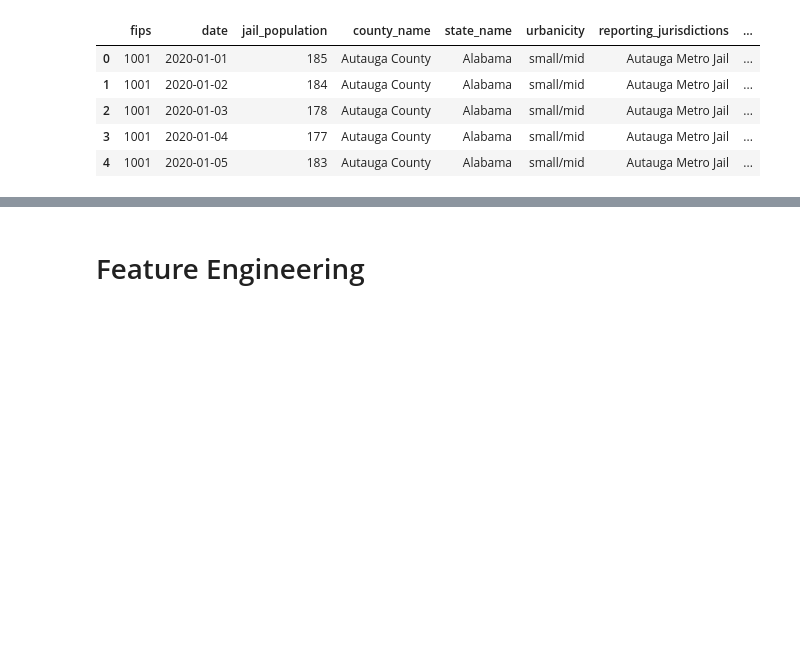
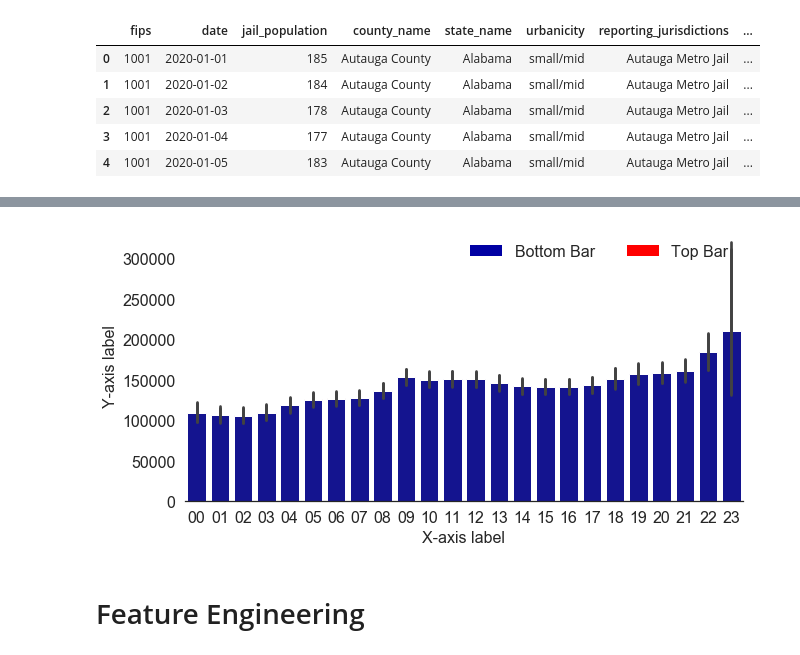
Before and after one commit to meaganlazer/Decarceration_COVID, a Jupyter notebook: Vera_Data_EDA.ipynb, the cells around one changed output, grey strips where cells are left out. Cells and saved outputs as stored; diff of their text form; code cells hidden in the pictures; blank space fills up the shorter version.

```diff
--- a/Vera_Data_EDA.ipynb
+++ b/Vera_Data_EDA.ipynb
@@ -137,3 +136,35 @@ No handles with labels found to put in legend.
+# %%
+#Read in data & create total column
+stacked_bar_data = vera_df
+stacked_bar_data["total"] = stacked_bar_data.resident_population + stacked_bar_data.jail_population
+
+#Set general plot properties
+sns.set_style("white")
+sns.set_context({"figure.figsize": (10, 5)})
+
+#Plot 1 - background - "total" (top) series
+sns.barplot(x = stacked_bar_data.week, y = stacked_bar_data.total, color = "red")
+
+#Plot 2 - overlay - "bottom" series
+bottom_plot = sns.barplot(x = stacked_bar_data.week, y = stacked_bar_data.resident_population, color = "#0000A3")
+
+
+topbar = plt.Rectangle((0,0),1,1,fc="red", edgecolor = 'none')
+bottombar = plt.Rectangle((0,0),1,1,fc='#0000A3',  edgecolor = 'none')
+l = plt.legend([bottombar, topbar], ['Bottom Bar', 'Top Bar'], loc=1, ncol = 2, prop={'size':16})
+l.draw_frame(False)
+
+#Optional code - Make plot look nicer
+sns.despine(left=True)
+bottom_plot.set_ylabel("Y-axis label")
+bottom_plot.set_xlabel("X-axis label")
+
+#Set fonts to consistent 16pt size
+for item in ([bottom_plot.xaxis.label, bottom_plot.yaxis.label] +
+             bottom_plot.get_xticklabels() + bottom_plot.get_yticklabels()):
+    item.set_fontsize(16)
+# %% [output]
+[figure, added]
 # %% [markdown]
 # Feature Engineering
 # %%
```
Also changed, not shown: parts of 6 cells of this notebook, 1 other file.
